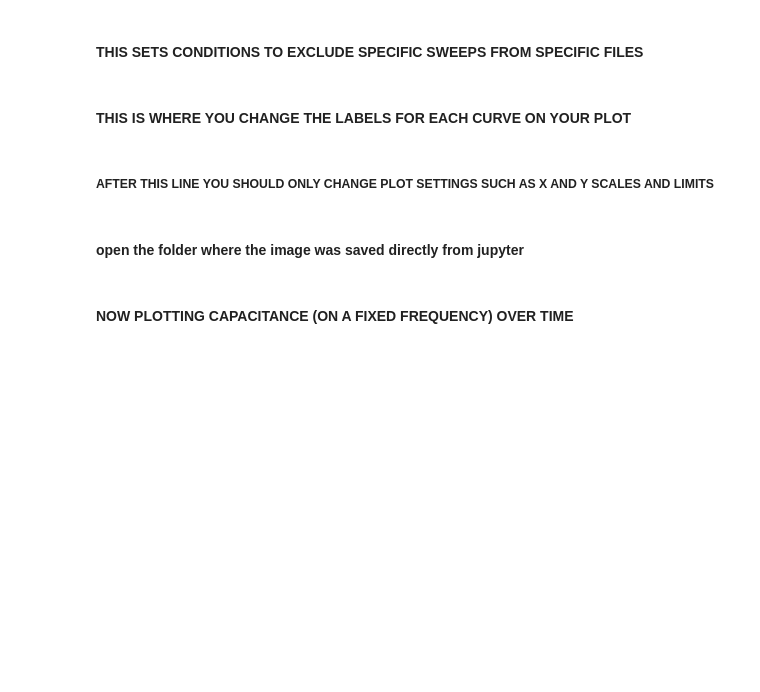
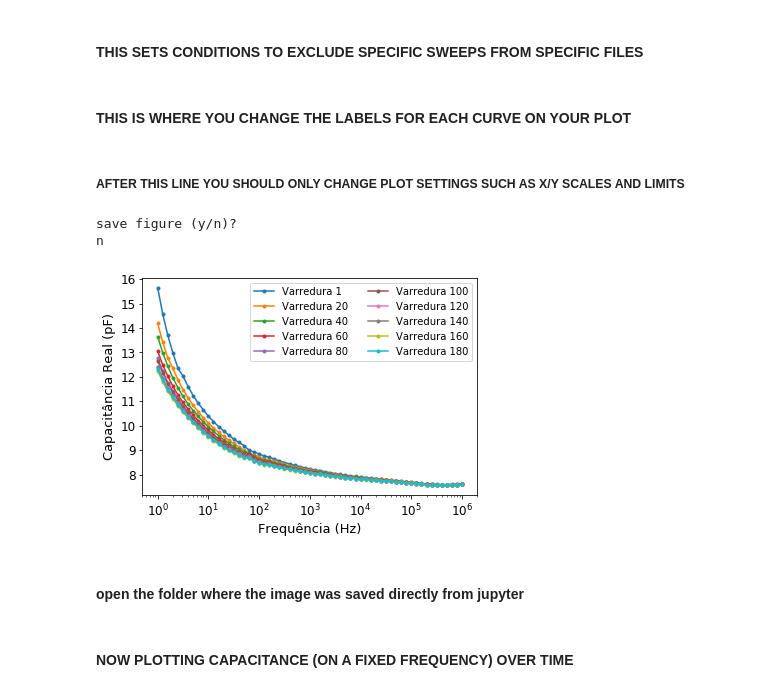
Before and after one commit to OliveBruno/Monografia_Script, a Jupyter notebook: Monografia_Script_V2-With_Loops.ipynb, the cells around one changed output. Drawn from its saved outputs; the diff is of its cells as text; code cells hidden in the pictures; blank space fills up the shorter version.

Commit message:
added list_creator and made it more user friendly

```diff
--- a/Monografia_Script_V2-With_Loops.ipynb
+++ b/Monografia_Script_V2-With_Loops.ipynb
@@ -116,14 +124,15 @@ def sweep_list(total_number_of_sweeps=0,file_number=0):#this function returns a
 
     file_number += 1 #accounts for file_number starting at 0 and going to total_number_of_files - 1
 
-    #it is easier if you use np.arange and np.concatenate for this
+    ####it is easier if you use the functions list_creator and np.concatenate for this ####
 
-    ###### code starts here
+    ###### code starts here ####
 
     #if(file_number == 3):
-    #    return np.arange(40,number_of_sweeps,2)
+    #    return list_creator(40,total_number_of_sweeps,2)
 
-    return np.concatenate((np.arange(0,1),np.arange(19,180,20)))
+    return np.concatenate((list_creator(1,1,1),list_creator(20,180,20)))
+
 
     #return np.arange(0,total_number_of_sweeps,8)
 # %% [markdown]
@@ -142,9 +151,14 @@ def condition_labelling(sweep=0,file_number=0):# sets the label of a curve accor
 
     return ("Varredura "+str(sweep))
 # %% [markdown]
-##### AFTER THIS LINE YOU SHOULD ONLY CHANGE PLOT SETTINGS SUCH AS X AND Y SCALES AND LIMITS ####
+##### AFTER THIS LINE YOU SHOULD ONLY CHANGE PLOT SETTINGS SUCH AS X/Y SCALES AND LIMITS ####
 # %%
+#defining a few parameters here
 
+img_size = 150
+font_size = 13
+font_axis_ticks = 12
+number_of_label_columns = 2
 meio = "ar"
 
 for file_number in range(number_of_files):
@@ -170,41 +184,54 @@ for file_number in range(number_of_files):
                      label = condition_labelling(sweep,file_number)
                      )
 
-            plt.xlabel("Frequência (Hz)")
-            plt.ylabel("Capacitância (pF)")
-            plt.legend(loc = "upper right",ncol = 2)
+            plt.xlabel("Frequência (Hz)",fontsize=font_size)
+            plt.ylabel("Capacitância Real (pF)",fontsize=font_size)
+            plt.legend(loc = "upper right",ncol = number_of_label_columns)
+            plt.yticks(fontsize=font_axis_ticks)
+            plt.xticks(fontsize=font_axis_ticks)
             #plt.xlim([1,10**3])
             #plt.xlim([10**3,10**6])
             #plt.ylim([7,8.5])
             #plt.yscale("log")
             plt.xscale("log")
 
     elif(meio == "agua"):
 
         for sweep in sweep_list(number_of_sweeps,file_number):
 
             plt.plot(
                     Frequency[sweep],
                     Capacitance[sweep],
                     "-o",
                     markersize = 3,
                     label = condition_labelling(sweep,file_number)
                     )
 
-            plt.xlabel("Frequência (Hz)")
-            plt.ylabel("Capacitância (F)")
-            plt.legend(loc = "upper right",ncol = 1)
+            plt.xlabel("Frequência (Hz)",fontsize=font_size)
+            plt.ylabel("Capacitância Real (F)",fontsize=font_size)
+            plt.legend(loc = "upper right",ncol = number_of_label_columns)
+            plt.yticks(fontsize=font_axis_ticks)
+            plt.xticks(fontsize=font_axis_ticks)
             #plt.xlim([1,10**3])
             #plt.xlim([10**3,10**6])
             #plt.ylim([7,8.5])
             plt.yscale("log")
             plt.xscale("log")
 
 
 #saving the figure
 
-save_folder = Path(filedialog.asksaveasfilename(filetypes = (("png files","*.png"),("jpeg files","*.jpg"),("all files","*.*"))).replace(" ","_"))
-plt.savefig(save_folder,dpi=150)
+answer = str(input("save figure (y/n)?\n"))
+
+if(answer == "yes" or answer == 'y' or answer == "sim" or answer == 's'):
+    save_folder = Path(filedialog.asksaveasfilename(filetypes = (("png files","*.png"),("jpeg files","*.jpg"),("all files","*.*"))).replace(" ","_"))
+    plt.savefig(save_folder,dpi=img_size)
+
+plt.show()
+# %% [output]
+save figure (y/n)?
+n
+[figure, added]
 # %% [markdown]
 #### open the folder where the image was saved directly from jupyter
 # %%
```
Also changed, not shown: parts of 5 cells of this notebook.
